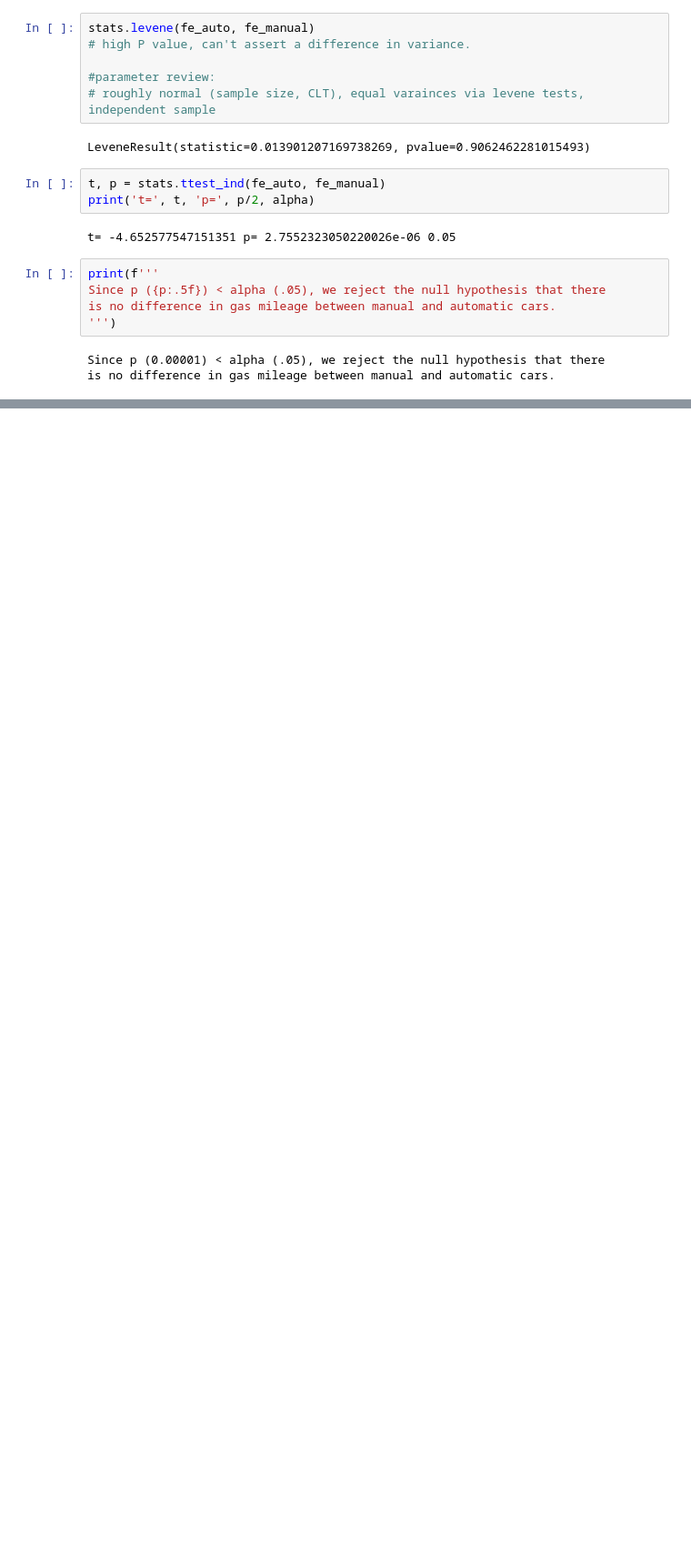
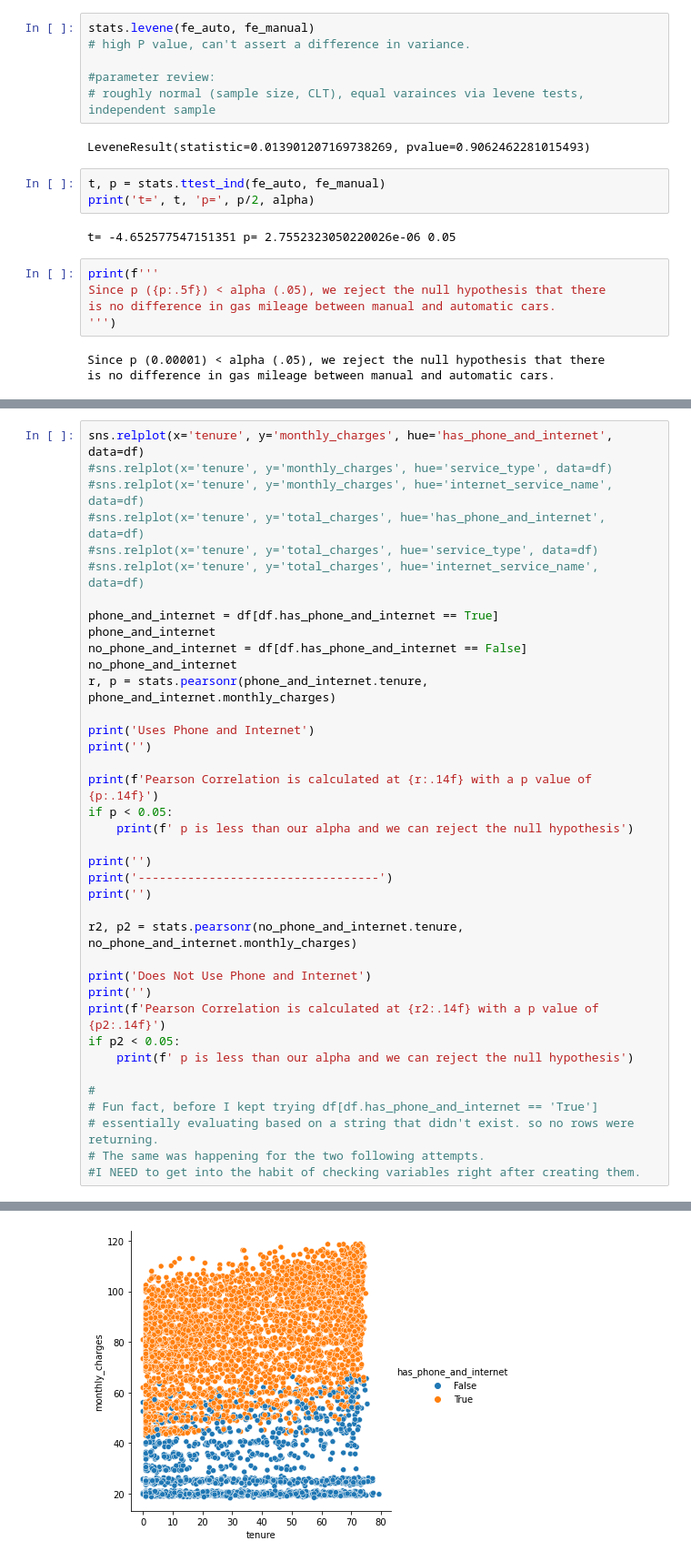
Before and after one commit to nicholas-dougherty/statistics-exercises, a Jupyter notebook: Hypothesis_Testing.ipynb, the cells around one changed output, grey strips where cells are left out. Shown at 91% size. Drawn from its saved outputs; the diff is of its cells as text; blank space fills up the shorter version.

```diff
--- a/Hypothesis_Testing.ipynb
+++ b/Hypothesis_Testing.ipynb
@@ -221,0 +330,39 @@ is no difference in gas mileage between manual and automatic cars.
+# %%
+sns.relplot(x='tenure', y='monthly_charges', hue='has_phone_and_internet', data=df)
+#sns.relplot(x='tenure', y='monthly_charges', hue='service_type', data=df)
+#sns.relplot(x='tenure', y='monthly_charges', hue='internet_service_name', data=df)
+#sns.relplot(x='tenure', y='total_charges', hue='has_phone_and_internet', data=df)
+#sns.relplot(x='tenure', y='total_charges', hue='service_type', data=df)
+#sns.relplot(x='tenure', y='total_charges', hue='internet_service_name', data=df)
+
+phone_and_internet = df[df.has_phone_and_internet == True]
+phone_and_internet
+no_phone_and_internet = df[df.has_phone_and_internet == False]
+no_phone_and_internet
+r, p = stats.pearsonr(phone_and_internet.tenure, phone_and_internet.monthly_charges)
+
+print('Uses Phone and Internet')
+print('')
+
+print(f'Pearson Correlation is calculated at {r:.14f} with a p value of {p:.14f}')
+if p < 0.05:
+    print(f' p is less than our alpha and we can reject the null hypothesis')
+
+print('')
+print('----------------------------------')
+print('')
+
+r2, p2 = stats.pearsonr(no_phone_and_internet.tenure, no_phone_and_internet.monthly_charges)
+
+print('Does Not Use Phone and Internet')
+print('')
+print(f'Pearson Correlation is calculated at {r2:.14f} with a p value of {p2:.14f}')
+if p2 < 0.05:
+    print(f' p is less than our alpha and we can reject the null hypothesis')
+
+#
+# Fun fact, before I kept trying df[df.has_phone_and_internet == 'True']
+# essentially evaluating based on a string that didn't exist. so no rows were returning.
+# The same was happening for the two following attempts.
+#I NEED to get into the habit of checking variables right after creating them.
+# %% [output]
@@ -221,0 +380 @@ is no difference in gas mileage between manual and automatic cars.
+[figure, added]
```
Also changed, not shown: parts of 22 cells of this notebook.
